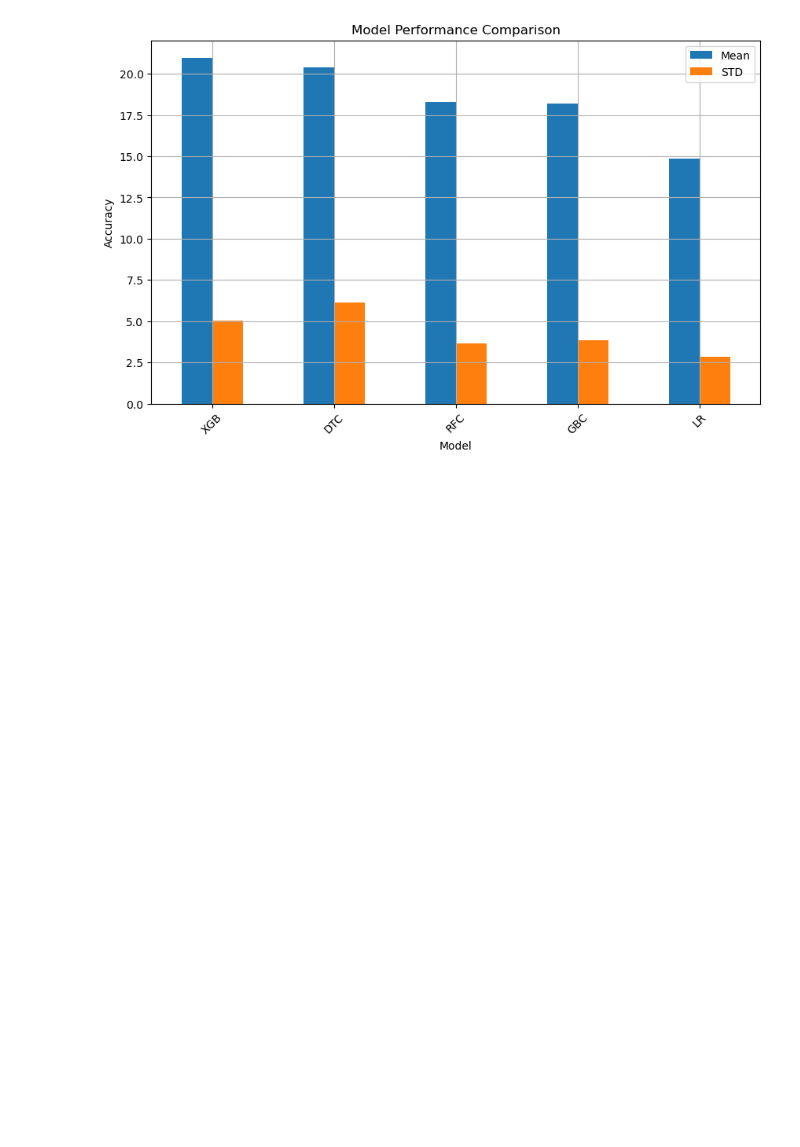
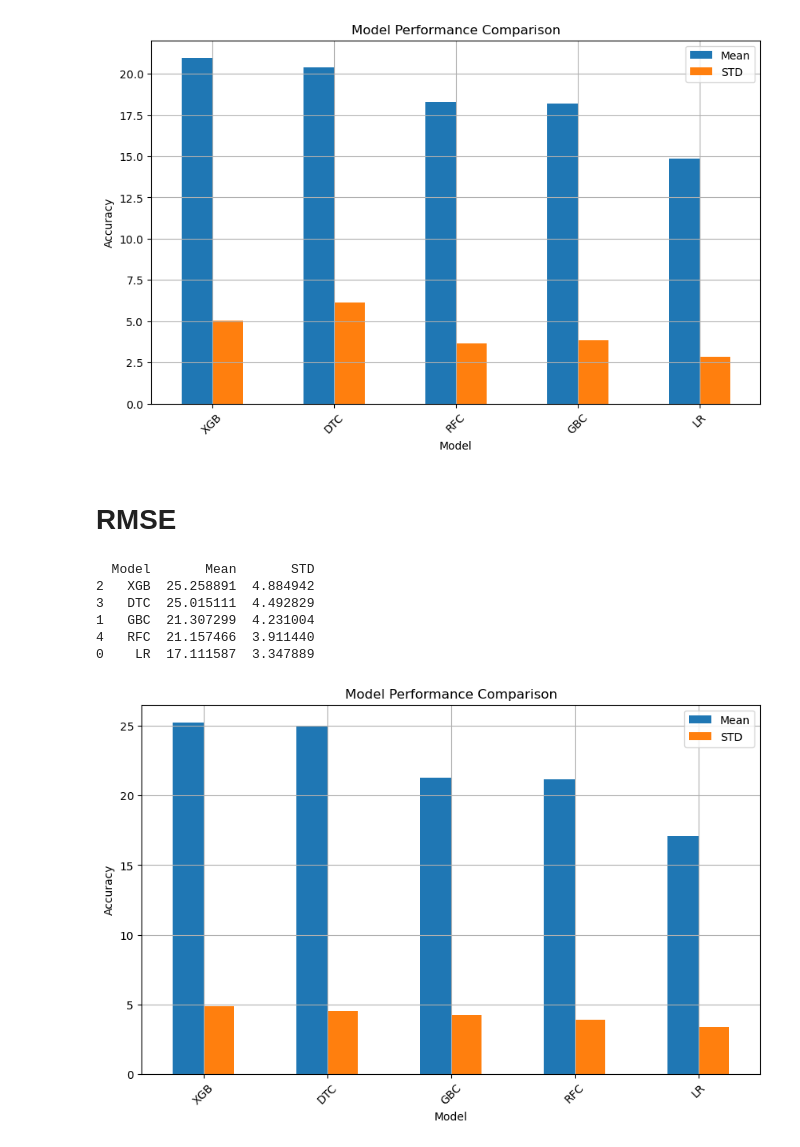
Before and after one commit to MaukanMir/Alchool-Expenditure-Classification, a Jupyter notebook: training.ipynb, the cells around one changed output. Drawn from its saved outputs; the diff is of its cells as text; code cells hidden in the pictures; blank space fills up the shorter version.

Commit message:
added new models

```diff
--- a/training.ipynb
+++ b/training.ipynb
@@ -245,3 +246,19 @@ testing_selected_models(names, models, X, y, metric, cv, "regression")
 1   GBC  18.170795  3.840683
 0    LR  14.835997  2.830138
 [figure]
+# %% [markdown]
+# RMSE
+# %%
+names = ["LR", "GBC", "XGB","DTC", "RFC"]
+models = get_regression_models(names)
+metric = make_scorer(mean_squared_error, squared=False)
+cv = RepeatedKFold(n_splits=10, n_repeats=3, random_state=1)
+testing_selected_models(names, models, X, y, metric, cv, "regression")
+# %% [output]
+  Model       Mean       STD
+2   XGB  25.258891  4.884942
+3   DTC  25.015111  4.492829
+1   GBC  21.307299  4.231004
+4   RFC  21.157466  3.911440
+0    LR  17.111587  3.347889
+[figure, added]
```
Also changed, not shown: parts of 1 cell of this notebook.
